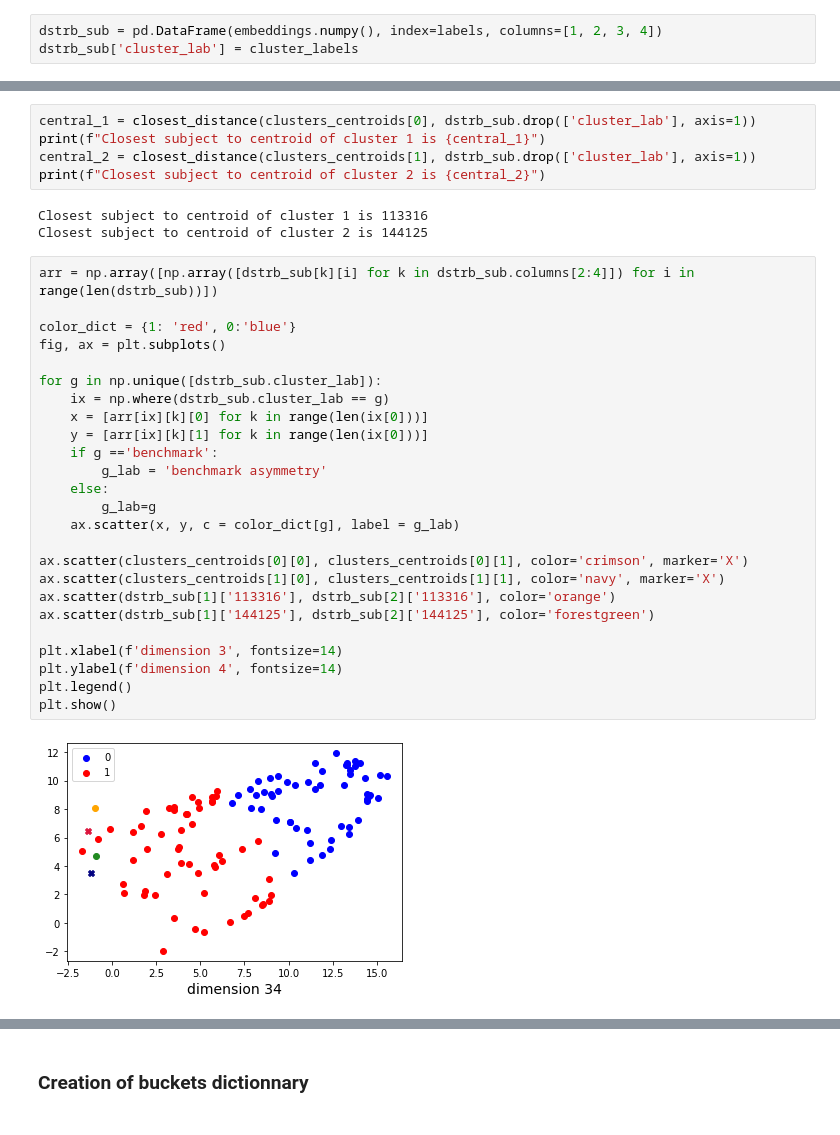
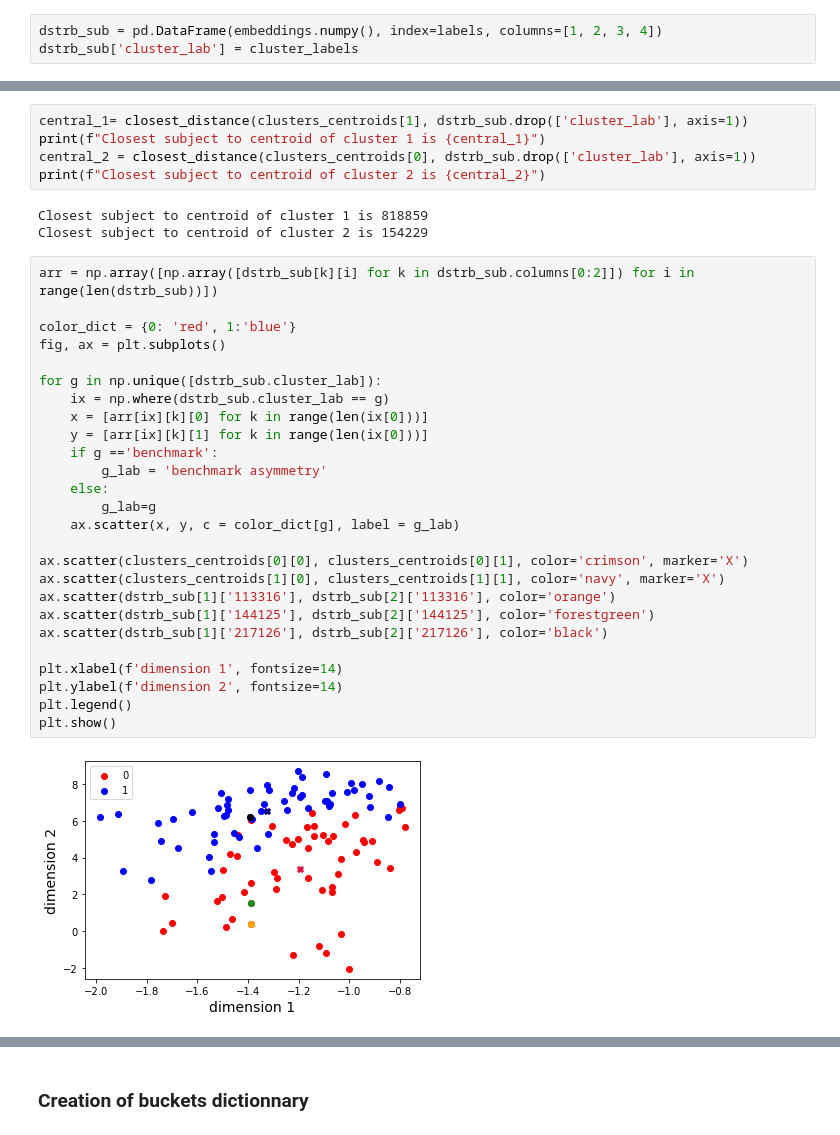
Before and after one commit to neurospin-projects/2021_jchavas_lguillon_deepcingulate, a Jupyter notebook: SimCLR/deep_folding_ma_visu.ipynb, the cells around one changed output, grey strips where cells are left out. Drawn from its saved outputs; the diff is of its cells as text.

```diff
--- a/SimCLR/deep_folding_ma_visu.ipynb
+++ b/SimCLR/deep_folding_ma_visu.ipynb
@@ -131,35 +133,36 @@ cluster's centroids coordinates:
 # %%
-central_1 = closest_distance(clusters_centroids[0], dstrb_sub.drop(['cluster_lab'], axis=1))
+central_1= closest_distance(clusters_centroids[1], dstrb_sub.drop(['cluster_lab'], axis=1))
 print(f"Closest subject to centroid of cluster 1 is {central_1}")
-central_2 = closest_distance(clusters_centroids[1], dstrb_sub.drop(['cluster_lab'], axis=1))
+central_2 = closest_distance(clusters_centroids[0], dstrb_sub.drop(['cluster_lab'], axis=1))
 print(f"Closest subject to centroid of cluster 2 is {central_2}")
 # %% [output]
-Closest subject to centroid of cluster 1 is 113316
-Closest subject to centroid of cluster 2 is 144125
+Closest subject to centroid of cluster 1 is 818859
+Closest subject to centroid of cluster 2 is 154229
 # %%
-arr = np.array([np.array([dstrb_sub[k][i] for k in dstrb_sub.columns[2:4]]) for i in range(len(dstrb_sub))])
+arr = np.array([np.array([dstrb_sub[k][i] for k in dstrb_sub.columns[0:2]]) for i in range(len(dstrb_sub))])
 
-color_dict = {1: 'red', 0:'blue'}
+color_dict = {0: 'red', 1:'blue'}
 fig, ax = plt.subplots()
 
 for g in np.unique([dstrb_sub.cluster_lab]):
     ix = np.where(dstrb_sub.cluster_lab == g)
     x = [arr[ix][k][0] for k in range(len(ix[0]))]
     y = [arr[ix][k][1] for k in range(len(ix[0]))]
     if g =='benchmark':
         g_lab = 'benchmark asymmetry'
     else:
         g_lab=g
     ax.scatter(x, y, c = color_dict[g], label = g_lab)
 
 ax.scatter(clusters_centroids[0][0], clusters_centroids[0][1], color='crimson', marker='X')
 ax.scatter(clusters_centroids[1][0], clusters_centroids[1][1], color='navy', marker='X')
 ax.scatter(dstrb_sub[1]['113316'], dstrb_sub[2]['113316'], color='orange')
 ax.scatter(dstrb_sub[1]['144125'], dstrb_sub[2]['144125'], color='forestgreen')
+ax.scatter(dstrb_sub[1]['217126'], dstrb_sub[2]['217126'], color='black')
 
-plt.xlabel(f'dimension 3', fontsize=14)
-plt.ylabel(f'dimension 4', fontsize=14)
+plt.xlabel(f'dimension 1', fontsize=14)
+plt.ylabel(f'dimension 2', fontsize=14)
 plt.legend()
 plt.show()
 # %% [output]
-[figure, old version]
+[figure, new version]
```
Also changed, not shown: parts of 68 cells of this notebook, 2 other files.
